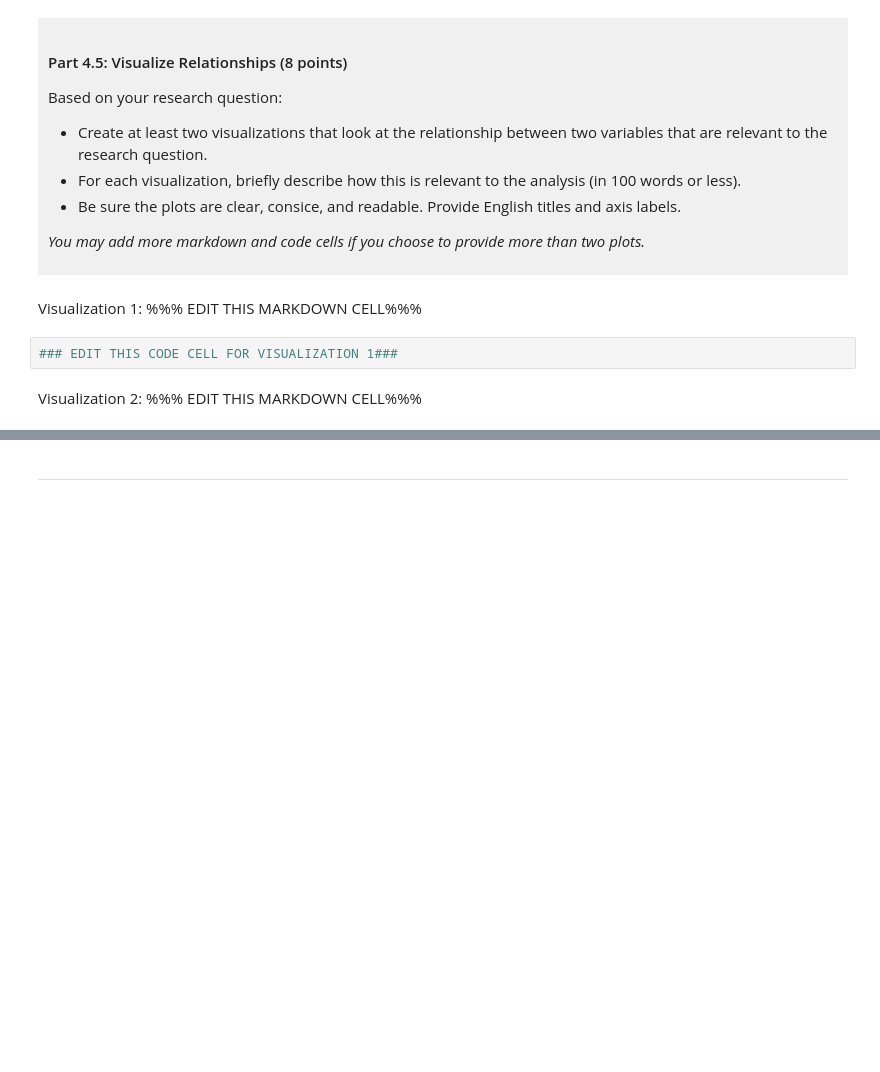
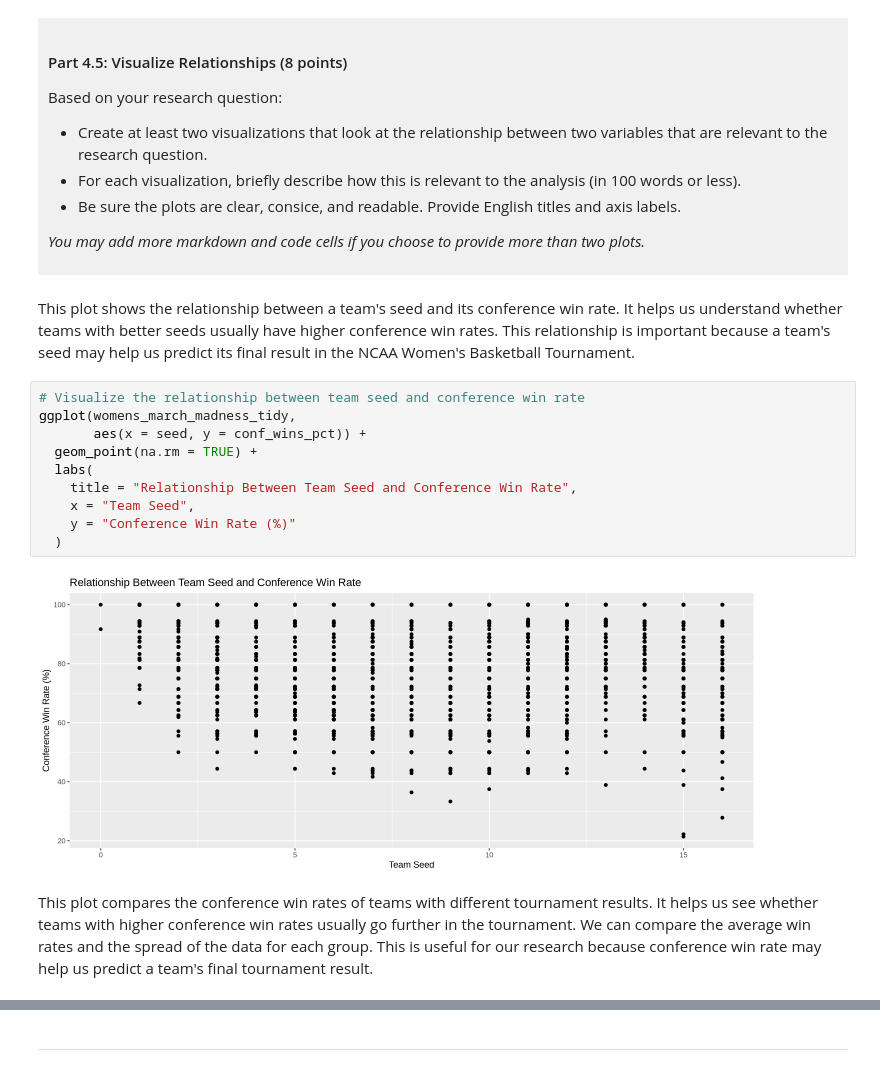
Before and after one commit to lvxiangzhe/dsci-100-project-xiangzhelv, a Jupyter notebook: dsci-100-project-notebook.ipynb, the cells around one changed output, grey strips where cells are left out. Cells and saved outputs as stored; diff of their text form; blank space fills up the shorter version.

```diff
--- a/dsci-100-project-notebook.ipynb
+++ b/dsci-100-project-notebook.ipynb
@@ -273,9 +392,19 @@ Based on your research question:
 *You may add more markdown and code cells if you choose to provide more than two plots.*
 </div>
 # %% [markdown]
-Visualization 1: %%% EDIT THIS MARKDOWN CELL%%%
+This plot shows the relationship between a team's seed and its conference win rate. It helps us understand whether teams with better seeds usually have higher conference win rates. This relationship is important because a team's seed may help us predict its final result in the NCAA Women's Basketball Tournament.
 # %%
-### EDIT THIS CODE CELL FOR VISUALIZATION 1###
+# Visualize the relationship between team seed and conference win rate
+ggplot(womens_march_madness_tidy,
+       aes(x = seed, y = conf_wins_pct)) +
+  geom_point(na.rm = TRUE) +
+  labs(
+    title = "Relationship Between Team Seed and Conference Win Rate",
+    x = "Team Seed",
+    y = "Conference Win Rate (%)"
+  )
+# %% [output]
+[figure, added]
 # %% [markdown]
-Visualization 2: %%% EDIT THIS MARKDOWN CELL%%%
+This plot compares the conference win rates of teams with different tournament results. It helps us see whether teams with higher conference win rates usually go further in the tournament. We can compare the average win rates and the spread of the data for each group. This is useful for our research because conference win rate may help us predict a team's final tournament result.
 # %%
```
Also changed, not shown: parts of 17 cells of this notebook.
